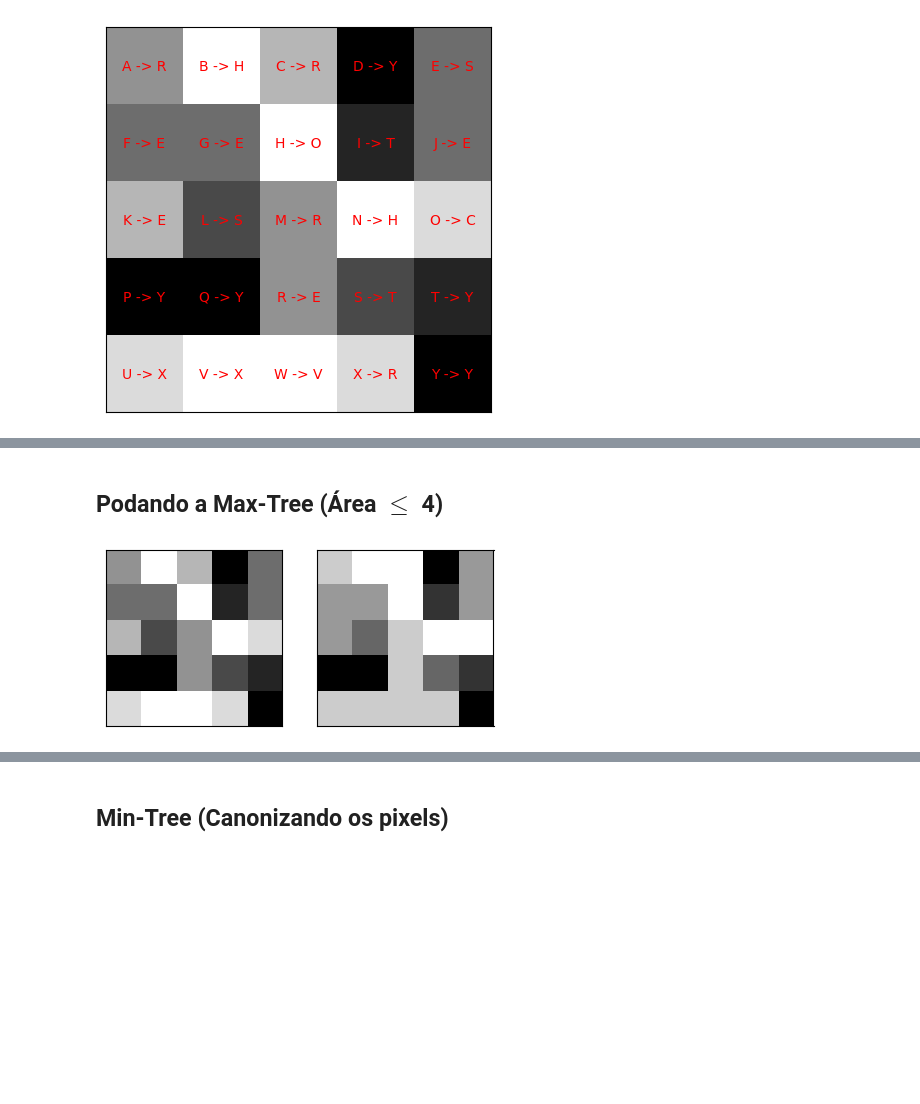
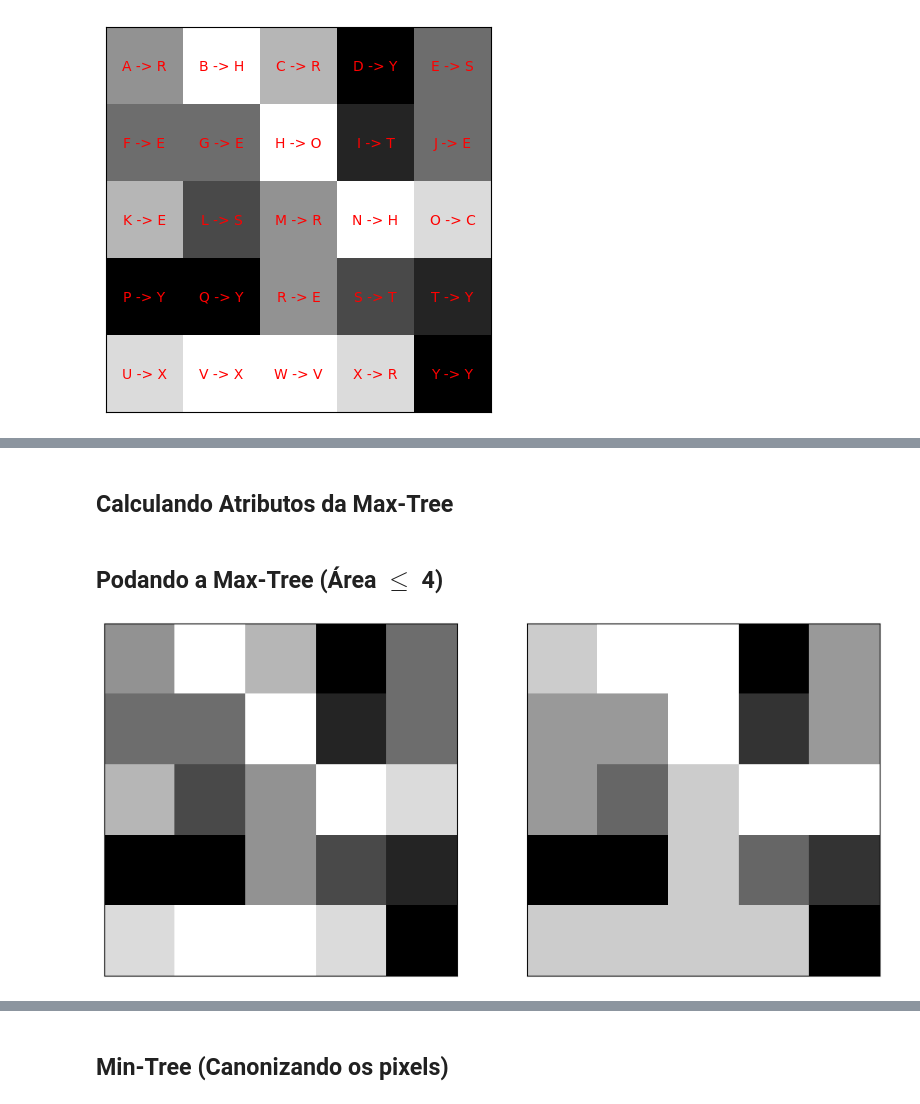
Before and after one commit to LukeBreezy/Morphology, a Jupyter notebook: Testes.ipynb, the cells around one changed output, grey strips where cells are left out. Cells and saved outputs as stored; diff of their text form; code cells hidden in the pictures; blank space fills up the shorter version.

```diff
--- a/Testes.ipynb
+++ b/Testes.ipynb
@@ -51,0 +52,6 @@ maxtree.displayTree()
+# %% [markdown]
+## Calculando Atributos da Max-Tree
+# %%
+maxtree_attributes = np.array([Attributes() for _ in range(maxtree.tree_size)])
+
+ComputeAttributes(maxtree, maxtree_attributes);
@@ -56,16 +66,16 @@ maxtree.displayTree()
 criteria = lambda attributes: attributes.area <= 4
 
 # Imagem podada
-maxtree_pruned = Pruning(maxtree, criteria)
+maxtree_pruned = Pruning(maxtree, maxtree_attributes, criteria)
 # %%
-fig, (ax1, ax2) = plt.subplots(1, 2, figsize=(5, 5))
+fig, (ax1, ax2) = plt.subplots(1, 2, figsize=(12, 12))
 
 ax1.imshow(maxtree.image, 'gray')
 ax1.get_xaxis().set_visible(False)
 ax1.get_yaxis().set_visible(False)
 
-ax2.imshow(maxtree_pruned.pruned_image.reshape(maxtree.image.shape), 'gray')
+ax2.imshow(maxtree_pruned.pruned_image, 'gray')
 ax2.get_xaxis().set_visible(False)
 ax2.get_yaxis().set_visible(False)
 # %% [output]
-[figure, old version]
+[figure, new version]
```
Also changed, not shown: parts of 11 cells of this notebook, 6 other files.
